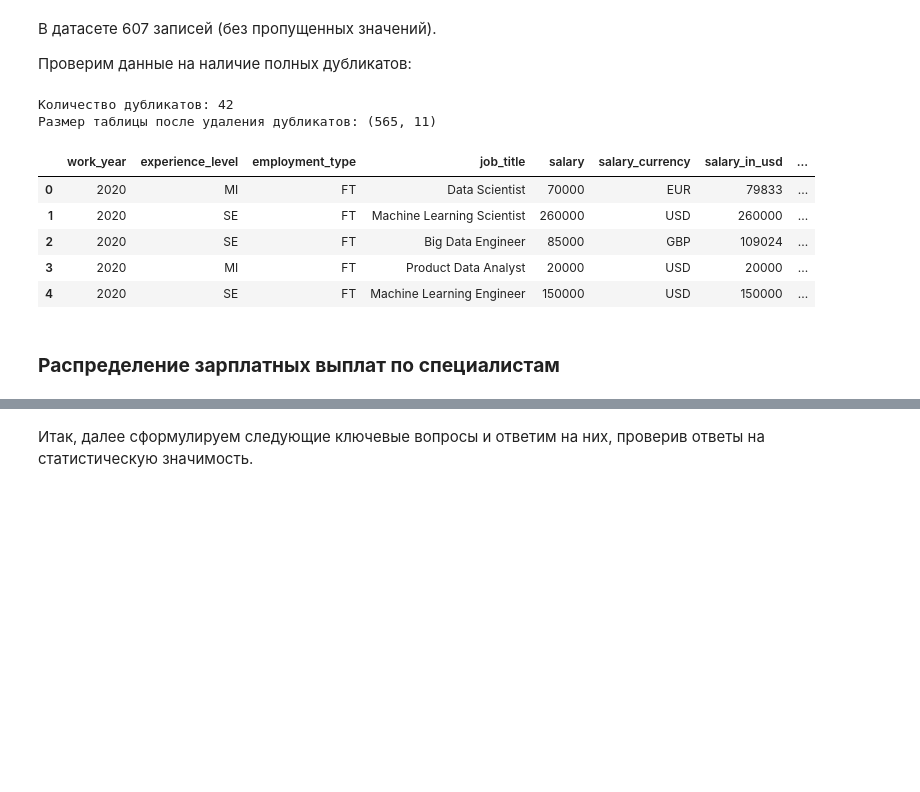
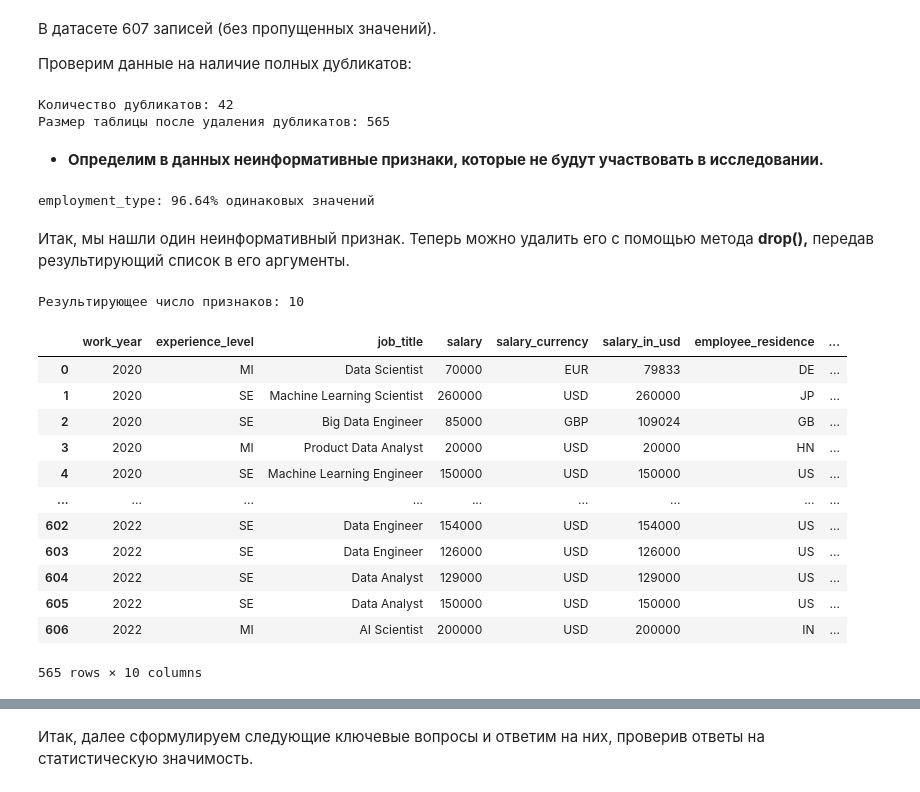
Before and after one commit to Ekaterina-1989/SF_Data_Science, a Jupyter notebook: SkillFactory/EDA/EDA-4. Статистические тесты/Практика. Статистические тесты в контексте EDA/Исследование данных HR-агентства.ipynb, the cells around one changed output, grey strips where cells are left out. Cells and saved outputs as stored; diff of their text form; code cells hidden in the pictures; blank space fills up the shorter version.

```diff
--- a/SkillFactory/EDA/EDA-4. Статистические тесты/Практика. Статистические тесты в контексте EDA/Исследование данных HR-агентства.ipynb
+++ b/SkillFactory/EDA/EDA-4. Статистические тесты/Практика. Статистические тесты в контексте EDA/Исследование данных HR-агентства.ipynb
@@ -66,6 +68,7 @@ wget.download ("https://lms.skillfactory.ru/asset-v1:SkillFactory+DST-3.0+28FEB2
 'ds_salaries.zip'
 # %%
 # Загружаем датасет
-df_salaries = pd.read_csv('./ds_salaries.csv')
-df_salaries.head()
+df_salaries = pd.read_csv('./ds_salaries.csv', index_col=0)
+# Выведем первые пять строк таблицы с помощью head()
+display(df_salaries.head())
 # %% [output]
@@ -110,26 +116,55 @@ memory usage: 57.0+ KB
 
 Проверим данные на наличие полных дубликатов:
 # %%
-# Загружаем датасет
-df_salaries = pd.read_csv('./ds_salaries.csv', index_col=0)
-
 # Проверяем наличие дубликатов
 print("Количество дубликатов: {}".format(df_salaries[df_salaries.duplicated()].shape[0]))
 
 # Удаляем дубликаты
 df_salaries = df_salaries.drop_duplicates()
-print("Размер таблицы после удаления дубликатов: {}".format(df_salaries.shape))
+print("Размер таблицы после удаления дубликатов: {}".format(df_salaries.shape[0]))
 # %% [output]
 Количество дубликатов: 42
-Размер таблицы после удаления дубликатов: (565, 11)
+Размер таблицы после удаления дубликатов: 565
-# %%
-df_salaries.head()
-# %% [output]
-|  | work_year | experience_level | employment_type | job_title | salary | salary_currency | salary_in_usd | ... |
-| 0 | 2020 | MI | FT | Data Scientist | 70000 | EUR | 79833 | ... |
-| 1 | 2020 | SE | FT | Machine Learning Scientist | 260000 | USD | 260000 | ... |
-| 2 | 2020 | SE | FT | Big Data Engineer | 85000 | GBP | 109024 | ... |
-| 3 | 2020 | MI | FT | Product Data Analyst | 20000 | USD | 20000 | ... |
-| 4 | 2020 | SE | FT | Machine Learning Engineer | 150000 | USD | 150000 | ... |
-# %% [markdown]
-### **Распределение зарплатных выплат по специалистам**
+# %% [markdown]
+* **Определим в данных неинформативные признаки, которые не будут участвовать в исследовании.**
+# %%
+# Список неинформативных признаков
+low_information_cols = []
+
+# Цикл по всем столбцам
+for col in df_salaries.columns:
+    # Наибольшая относительная частота в признаке
+    top_freq = df_salaries[col].value_counts(normalize=True).max()
+    # Доля уникальных значений от размера признака
+    nunique_ratio = df_salaries[col].nunique() / df_salaries[col].count()
+    # Сравниваем наибольшую частоту с порогом
+    if top_freq > 0.95:
+        low_information_cols.append(col)
+        print(f"{col}: {round(top_freq*100, 2)}% одинаковых значений")
+    # Сравниваем долю уникальных значений с порогом
+    if nunique_ratio > 0.95:
+        low_information_cols.append(col)
+        print(f"{col}: {round(nunique_ratio*100, 2)}% уникальных значений")
+# %% [output]
+employment_type: 96.64% одинаковых значений
+# %% [markdown]
+Итак, мы нашли один неинформативный признак. Теперь можно удалить его с помощью метода **drop(),** передав результирующий список в его аргументы.
+# %%
+information_df_salaries = df_salaries.drop(low_information_cols, axis=1)
+print(f"Результирующее число признаков: {information_df_salaries.shape[1]}")
+display(information_df_salaries)
+# %% [output]
+Результирующее число признаков: 10
+|  | work_year | experience_level | job_title | salary | salary_currency | salary_in_usd | employee_residence | ... |
+| 0 | 2020 | MI | Data Scientist | 70000 | EUR | 79833 | DE | ... |
+| 1 | 2020 | SE | Machine Learning Scientist | 260000 | USD | 260000 | JP | ... |
+| 2 | 2020 | SE | Big Data Engineer | 85000 | GBP | 109024 | GB | ... |
+| 3 | 2020 | MI | Product Data Analyst | 20000 | USD | 20000 | HN | ... |
+| 4 | 2020 | SE | Machine Learning Engineer | 150000 | USD | 150000 | US | ... |
+| ... | ... | ... | ... | ... | ... | ... | ... | ... |
+| 602 | 2022 | SE | Data Engineer | 154000 | USD | 154000 | US | ... |
+| 603 | 2022 | SE | Data Engineer | 126000 | USD | 126000 | US | ... |
+| 604 | 2022 | SE | Data Analyst | 129000 | USD | 129000 | US | ... |
+| 605 | 2022 | SE | Data Analyst | 150000 | USD | 150000 | US | ... |
+| 606 | 2022 | MI | AI Scientist | 200000 | USD | 200000 | IN | ... |
+565 rows × 10 columns
```
Also changed, not shown: parts of 105 cells of this notebook, 1 other file.
